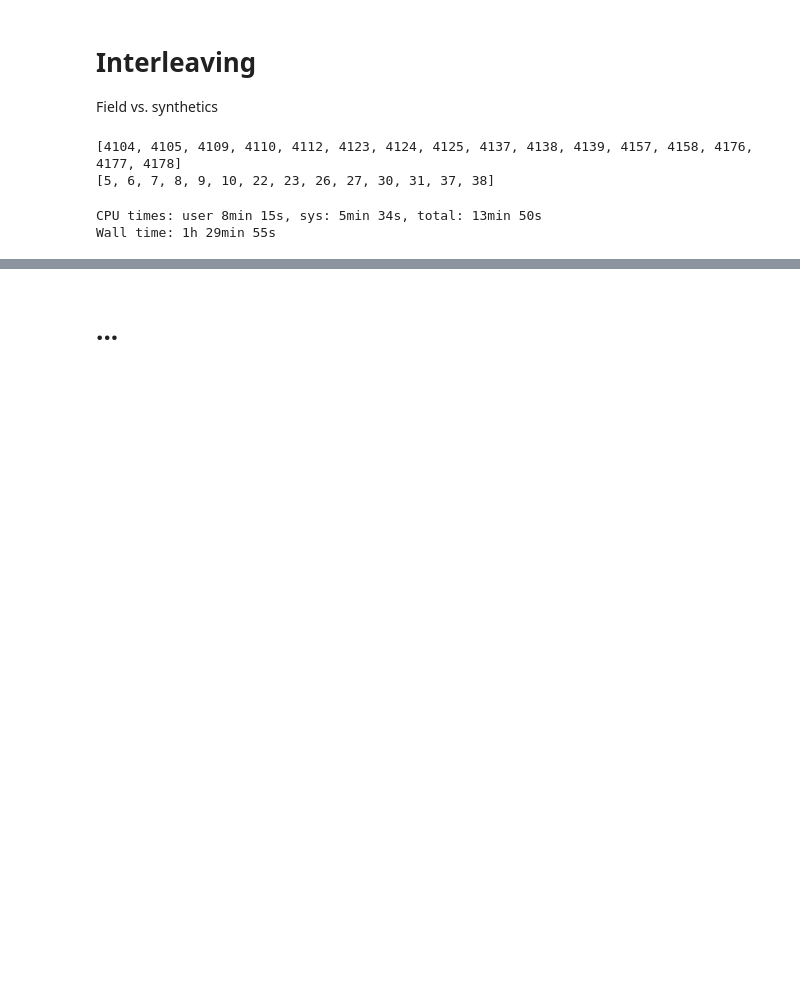
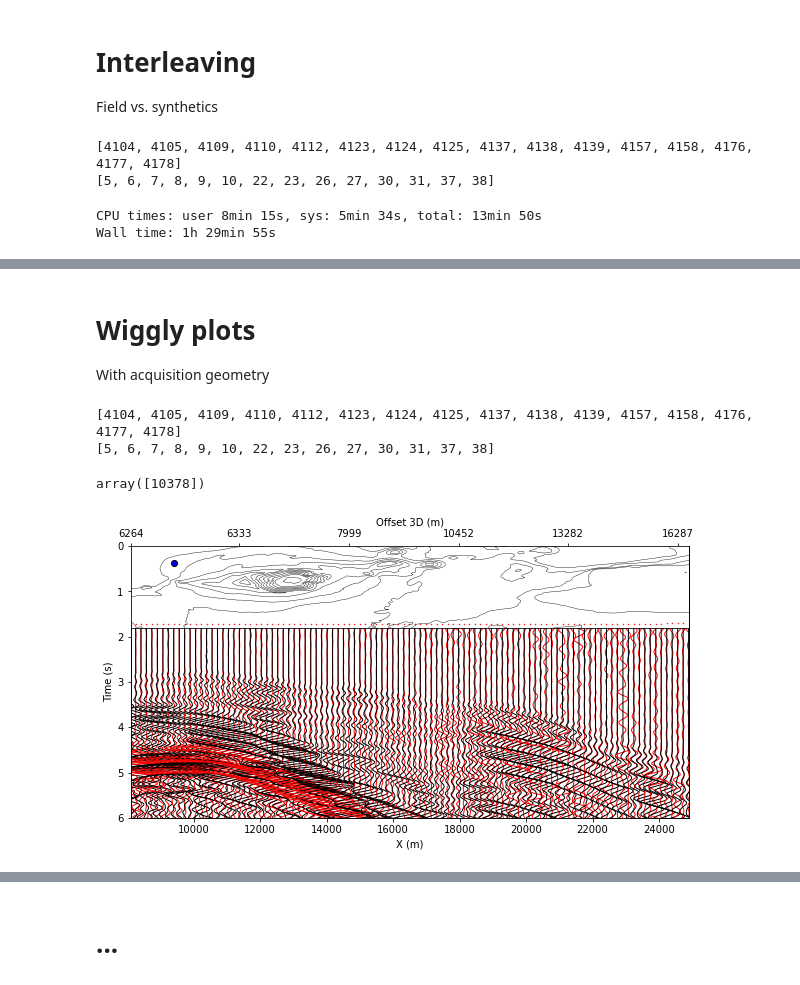
Before and after one commit to kmch/Kolumbo-FWI, a Jupyter notebook: notebooks/Data_fit.ipynb, the cells around one changed output, grey strips where cells are left out. Drawn from its saved outputs; the diff is of its cells as text; code cells hidden in the pictures; blank space fills up the shorter version.

Commit message:
fig: most quick-n-dirty plotting done

```diff
--- a/notebooks/Data_fit.ipynb
+++ b/notebooks/Data_fit.ipynb
@@ -171,4 +172,11 @@ array([6264.94333574, 6168.14672329])
 # %%
+def calc_offset3d(df):
+    import pandas as pd
+    pd.options.mode.chained_assignment = None  # default='warn'
+    df['offset3d'] = np.sqrt((df['sx'] - df['gx'])**2 +
+                             (df['sy'] - df['gy'])**2 +
+                             (df['selev'] + df['gelev'])**2)
+    return df['offset3d']
 def compare_wiggles(sgy1, sgy2, tracf, ep, dt=0.0025,
                     A1=100, A2=100,
                     tmin=None, tmax=None,
@@ -221,7 +229,5 @@ def compare_wiggles(sgy1, sgy2, tracf, ep, dt=0.0025,
     ax2.set_xticklabels(xlabels)
     ax2.set_xlabel("Offset 3D (m)")
     #plt.xlim(h.sx[h.index[0]], h.sx[h.index[-1]])
-compare_wiggles(sgyobs, sgy160, tracf, ep, vel_red=0, A1=100, A2=50)
-
-# plt.xlim(1.4e4, 1.8e4)
-plt.ylim(5,0)
+    plt.ylim(5,0)
+# compare_wiggles(sgyobs, sgy160, tracf, ep, vel_red=0, A1=100, A2=50, figsize=(20,10))
@@ -256,6 +233,0 @@ dir(ax)
-# %%
-fig, ax = plt.subplots()
-# ax.get_xticks()
-# ax.get_xticklabels()
-# ax.set_xticks([1,2])
-# ax.set_xticklabels([1,2])
@@ -419,0 +476,29 @@ Wall time: 1h 29min 55s
+# %% [markdown]
+# Wiggly plots
+With acquisition geometry
+# %%
+# read ids
+file_name = 'method_s01-Synthetic.sgy'
+data_path = '../data/'
+sgy = SgyFile(file_name, data_path)
+sgy1 = sgy
+OBS_ids = sorted(sgy.read_header().tracf.unique())
+print(OBS_ids)
+shot_line_ids = sorted(sgy.head.ep.unique())
+print(shot_line_ids)
+# %% [output]
+[4104, 4105, 4109, 4110, 4112, 4123, 4124, 4125, 4137, 4138, 4139, 4157, 4158, 4176, 4177, 4178]
+[5, 6, 7, 8, 9, 10, 22, 23, 26, 27, 30, 31, 37, 38]
+# %%
+def get_sr_coords(h, tracf, ep):
+    df = h.loc[h.ep==ep]
+    srcs_x = df.sx
+    srcs_y = df.sy
+    df = h.loc[h.tracf==tracf]
+    recs_x = df.gx.unique()
+    recs_y = df.gy.unique()
+    return srcs_x, srcs_y, recs_x, recs_y
+# h = sgy.read_header()
+# srcs_x, srcs_y, recs_x, recs_y = get_sr_coords(h, tracf, ep)
+# %% [output]
+array([10378])
@@ -419,0 +567,4 @@ Wall time: 1h 29min 55s
+# %%
+compare_wiggles_acq(sgyobs, sgy000, tracf, ep, vel_red=0)
+# %% [output]
+[figure, added]
```
Also changed, not shown: parts of 23 cells of this notebook, 6 other files.
